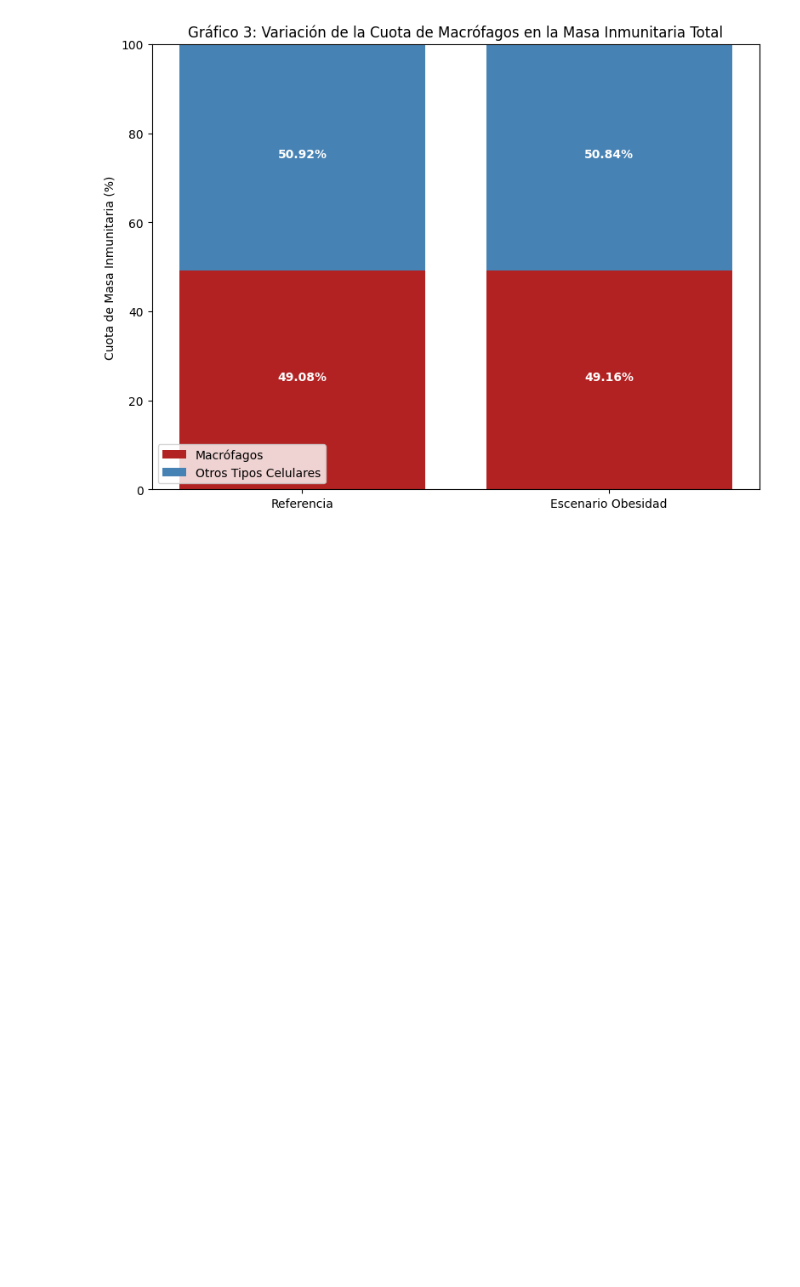
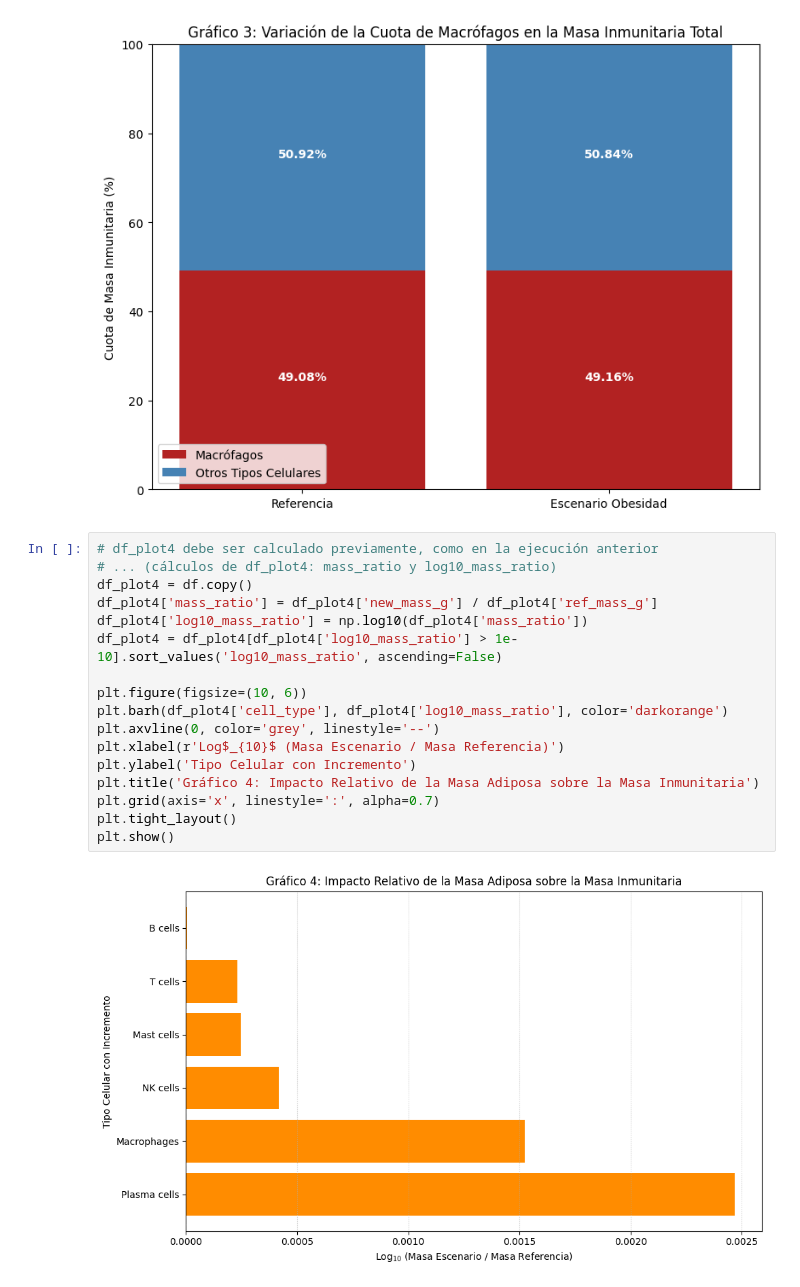
Before and after one commit to raulmendoza21/BIOINFORMATICA-ANALISIS-SIH, a Jupyter notebook: Entregable_Bioinformatica_Inmunidad.ipynb, the cells around one changed output. Saved outputs shown, nothing was run; the diff lists cells and outputs as text; blank space fills up the shorter version.

```diff
--- a/Entregable_Bioinformatica_Inmunidad.ipynb
+++ b/Entregable_Bioinformatica_Inmunidad.ipynb
@@ -291,3 +291,22 @@ plt.tight_layout()
 plt.show()
 # %% [output]
 [figure]
+# %%
+# df_plot4 debe ser calculado previamente, como en la ejecución anterior
+# ... (cálculos de df_plot4: mass_ratio y log10_mass_ratio)
+df_plot4 = df.copy()
+df_plot4['mass_ratio'] = df_plot4['new_mass_g'] / df_plot4['ref_mass_g']
+df_plot4['log10_mass_ratio'] = np.log10(df_plot4['mass_ratio'])
+df_plot4 = df_plot4[df_plot4['log10_mass_ratio'] > 1e-10].sort_values('log10_mass_ratio', ascending=False)
+
+plt.figure(figsize=(10, 6))
+plt.barh(df_plot4['cell_type'], df_plot4['log10_mass_ratio'], color='darkorange')
+plt.axvline(0, color='grey', linestyle='--')
+plt.xlabel(r'Log$_{10}$ (Masa Escenario / Masa Referencia)')
+plt.ylabel('Tipo Celular con Incremento')
+plt.title('Gráfico 4: Impacto Relativo de la Masa Adiposa sobre la Masa Inmunitaria')
+plt.grid(axis='x', linestyle=':', alpha=0.7)
+plt.tight_layout()
+plt.show()
+# %% [output]
+[figure, added]
```
Also changed, not shown: parts of 2 cells of this notebook, 2 other files.
